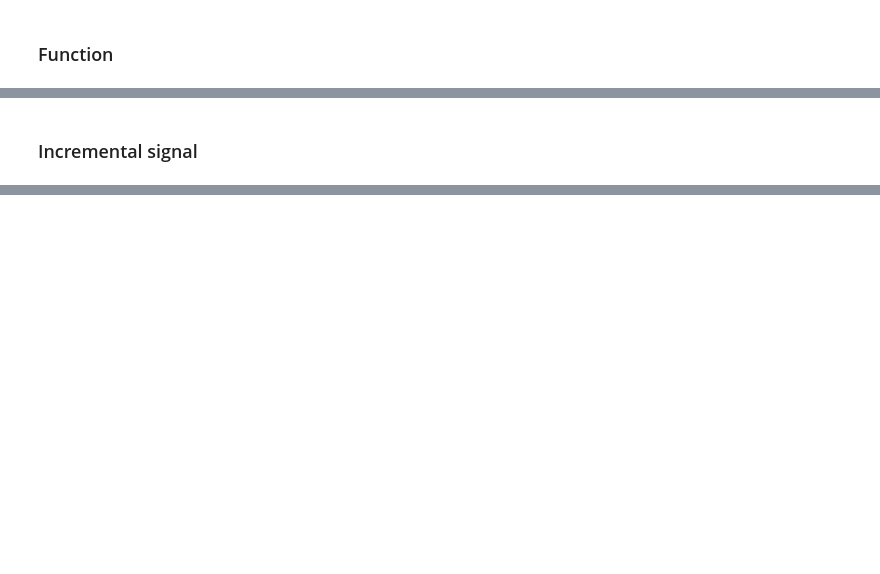
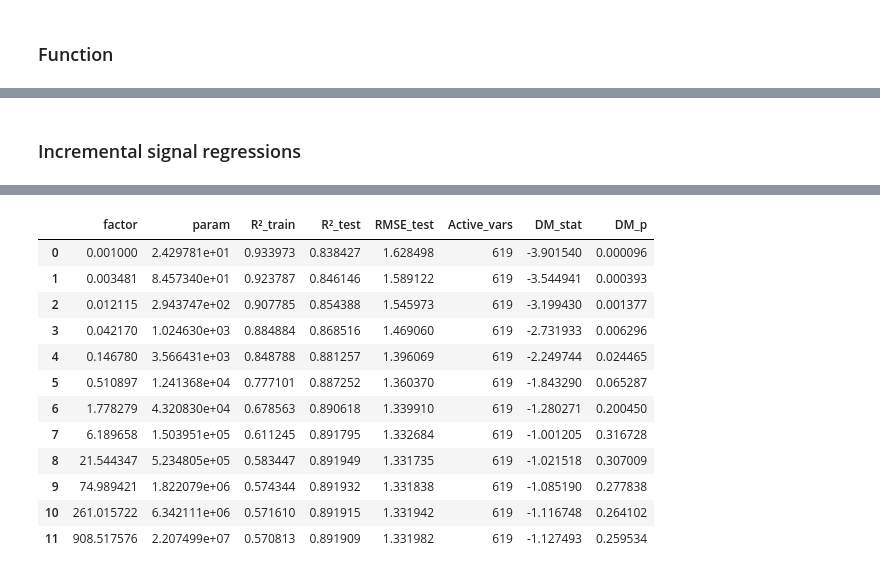
Before and after one commit to janjdarecki/instquality, a Jupyter notebook: 03_run_base_analysis.ipynb, the cells around one changed output, grey strips where cells are left out. Saved outputs shown, nothing was run; the diff lists cells and outputs as text; code cells hidden in the pictures; blank space fills up the shorter version.

```diff
--- a/03_run_base_analysis.ipynb
+++ b/03_run_base_analysis.ipynb
@@ -1142,2 +1007,66 @@ Share of between-country variance in total variance: 90.72%
 # %% [markdown]
-### Incremental signal
+### Incremental signal regressions
+# %%
+from functions.utils import check_split_year
+from functions.summary import get_benchmark_stats
+
+# Load
+df = pd.read_pickle("saved/df.dat")
+
+# Define columns
+id_cols = ["country","year","iso_code_1","iso_code_2","region"]
+exclude = id_cols + [c for c in df.columns if c.startswith("tgt_")]
+macro_cols = filter_cols([c for c in df.columns if c.startswith("wb_") and not c.startswith("wb_iq_") and c not in exclude], [])
+iq_cols = filter_cols([c for c in df.columns if (c.startswith("wb_iq_") or (not c.startswith("wb_") and c not in exclude))], [])
+
+# Define split and benchmarks
+from functions.utils import check_split_year
+split_share = 0.85
+y_name = "tgt_spread_t1"
+split_year = check_split_year(df, y_name, split_share)
+name_prefix = f"levels_{split_share*100:.0f}"
+print(f"Split year for {split_share*100:.0f}-{(1-split_share)*100:.0f} split: {split_year}")
+benchmark_df = get_benchmark_stats(df, split_share=split_share)
+h_benchmark = benchmark_df[benchmark_df["horizon"] == 1].iloc[0]
+r2_benchmark = h_benchmark["R2_test"]
+rmse_benchmark = h_benchmark["RMSE_test"]
+
+# Add today's spread level as explanatory variable
+macro_cols += ["tgt_spread"]
+
+# Run specification
+results = run_unified_regularized_regression(
+    name_prefix=name_prefix,
+    data_path="saved/df.dat",
+    macro_cols=macro_cols,
+    iq_cols=iq_cols,
+    y_name=y_name,
+    spread_col="tgt_spread",
+    year_col="year",
+    split_year=split_year,
+    model_types=['lasso', 'ridge', 'elastic'],
+    agnostic=False,
+    param_factors=np.logspace(-3, 10, 25),
+    l1_ratios=[0.25, 0.5, 0.75],
+    use_clustering=True,
+    corr_threshold=0.9,
+    use_expanding_cv=True,
+    min_train_years=8,
+    cv_stride=2,
+    r2_benchmark=r2_benchmark,
+    rmse_benchmark=rmse_benchmark,
+    early_stop_threshold=0.10,
+    stability_iterations=100,
+    save_results=True,
+    output_dir="specs",
+    n_jobs=-1,
+    parallel_param_factors=True,
+    compute_shap=True,
+    max_shap_samples=500,
+    force_interpretability=False,
+    r2_convergence_threshold=1e-4,
+    r2_convergence_count=3,
+    multicollinearity_check=True,
+    perform_interpretability=True
+)
+# %% [output]
@@ -1143,0 +1151,13 @@ Share of between-country variance in total variance: 90.72%
+|  | factor | param | R²_train | R²_test | RMSE_test | Active_vars | DM_stat | DM_p |
+| 0 | 0.001000 | 2.429781e+01 | 0.933973 | 0.838427 | 1.628498 | 619 | -3.901540 | 0.000096 |
+| 1 | 0.003481 | 8.457340e+01 | 0.923787 | 0.846146 | 1.589122 | 619 | -3.544941 | 0.000393 |
+| 2 | 0.012115 | 2.943747e+02 | 0.907785 | 0.854388 | 1.545973 | 619 | -3.199430 | 0.001377 |
+| 3 | 0.042170 | 1.024630e+03 | 0.884884 | 0.868516 | 1.469060 | 619 | -2.731933 | 0.006296 |
+| 4 | 0.146780 | 3.566431e+03 | 0.848788 | 0.881257 | 1.396069 | 619 | -2.249744 | 0.024465 |
+| 5 | 0.510897 | 1.241368e+04 | 0.777101 | 0.887252 | 1.360370 | 619 | -1.843290 | 0.065287 |
+| 6 | 1.778279 | 4.320830e+04 | 0.678563 | 0.890618 | 1.339910 | 619 | -1.280271 | 0.200450 |
+| 7 | 6.189658 | 1.503951e+05 | 0.611245 | 0.891795 | 1.332684 | 619 | -1.001205 | 0.316728 |
+| 8 | 21.544347 | 5.234805e+05 | 0.583447 | 0.891949 | 1.331735 | 619 | -1.021518 | 0.307009 |
+| 9 | 74.989421 | 1.822079e+06 | 0.574344 | 0.891932 | 1.331838 | 619 | -1.085190 | 0.277838 |
+| 10 | 261.015722 | 6.342111e+06 | 0.571610 | 0.891915 | 1.331942 | 619 | -1.116748 | 0.264102 |
+| 11 | 908.517576 | 2.207499e+07 | 0.570813 | 0.891909 | 1.331982 | 619 | -1.127493 | 0.259534 |
```
Also changed, not shown: parts of 24 cells of this notebook, 6 other files.
